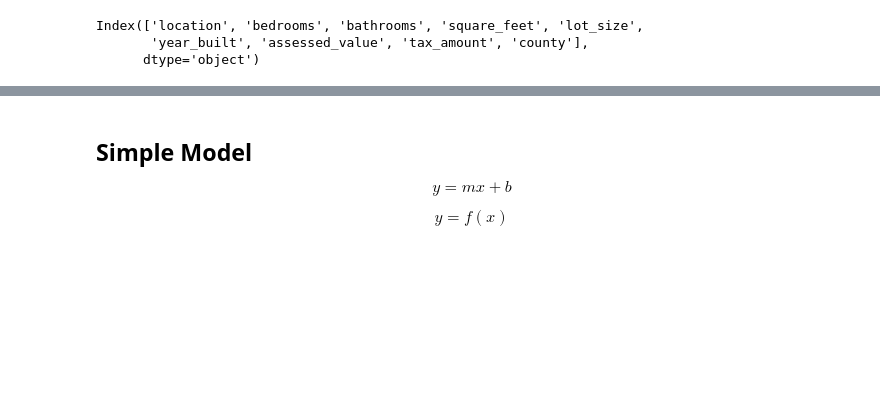
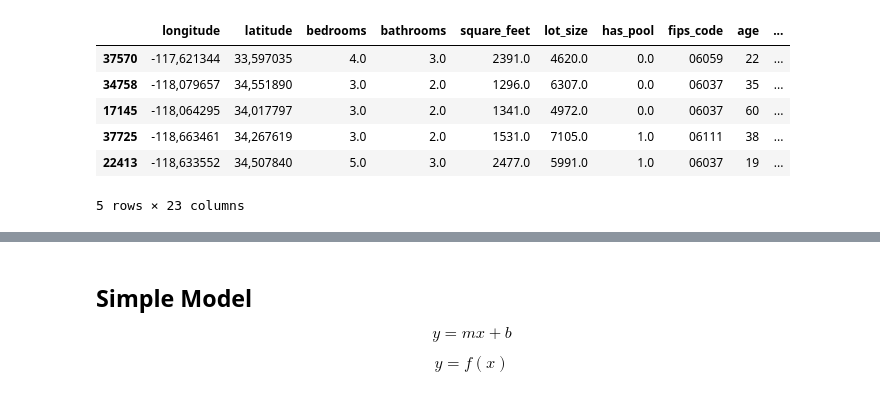
Before and after one commit to m3redithw/regression-exercises, a Jupyter notebook: model.ipynb, the cells around one changed output, grey strips where cells are left out. Saved outputs shown, nothing was run; the diff lists cells and outputs as text; code cells hidden in the pictures; blank space fills up the shorter version.

```diff
--- a/model.ipynb
+++ b/model.ipynb
@@ -21,10 +31,14 @@ df = prepare.prep_zillow(rawdf)
 # %%
 train, validate, test = prepare.split(df)
 # %%
-train.columns
+train.head()
 # %% [output]
+|  | longitude | latitude | bedrooms | bathrooms | square_feet | lot_size | has_pool | fips_code | age | ... |
+| 37570 | -117,621344 | 33,597035 | 4.0 | 3.0 | 2391.0 | 4620.0 | 0.0 | 06059 | 22 | ... |
+| 34758 | -118,079657 | 34,551890 | 3.0 | 2.0 | 1296.0 | 6307.0 | 0.0 | 06037 | 35 | ... |
+| 17145 | -118,064295 | 34,017797 | 3.0 | 2.0 | 1341.0 | 4972.0 | 0.0 | 06037 | 60 | ... |
+| 37725 | -118,663461 | 34,267619 | 3.0 | 2.0 | 1531.0 | 7105.0 | 1.0 | 06111 | 38 | ... |
+| 22413 | -118,633552 | 34,507840 | 5.0 | 3.0 | 2477.0 | 5991.0 | 1.0 | 06037 | 19 | ... |
-Index(['location', 'bedrooms', 'bathrooms', 'square_feet', 'lot_size',
-       'year_built', 'assessed_value', 'tax_amount', 'county'],
-      dtype='object')
+5 rows × 23 columns
 # %%
 predictions = pd.DataFrame({
```
Also changed, not shown: parts of 33 cells of this notebook.
